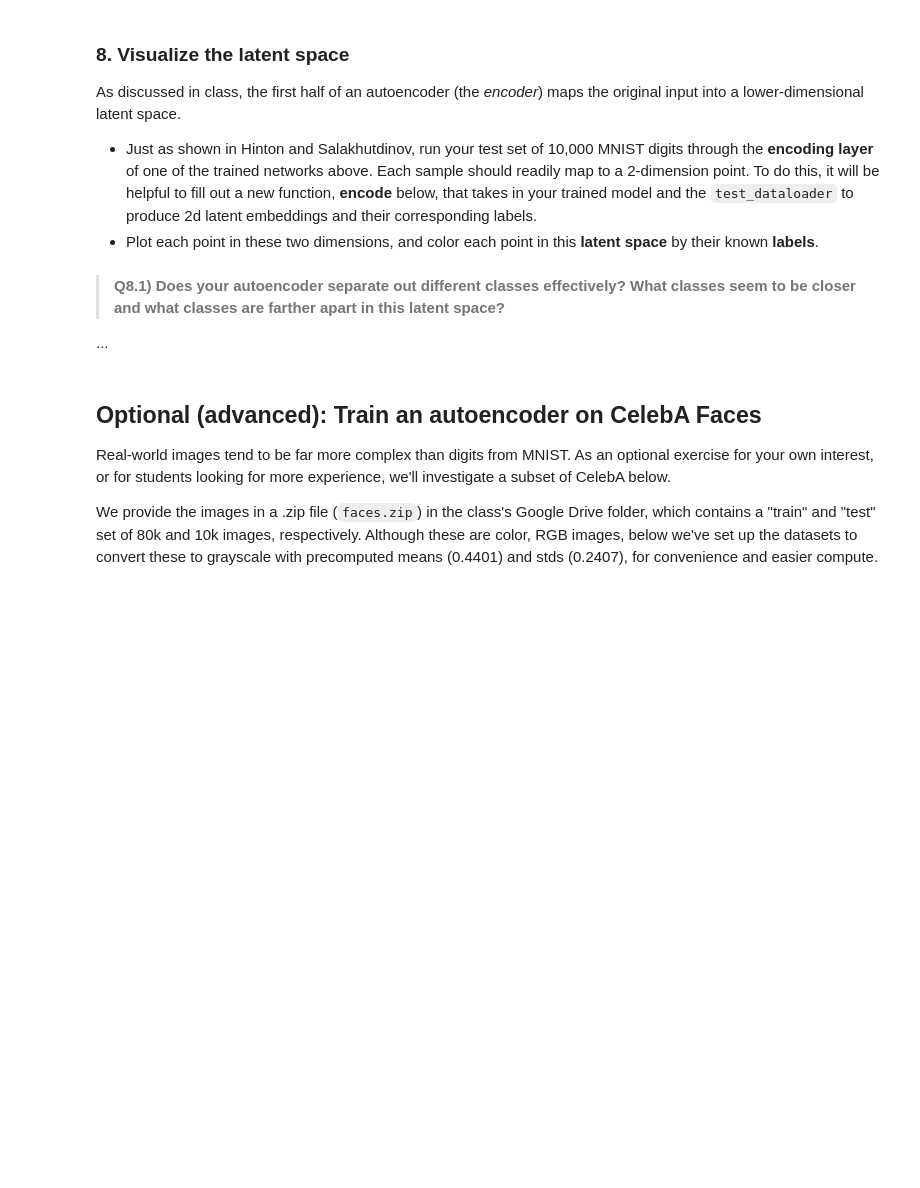
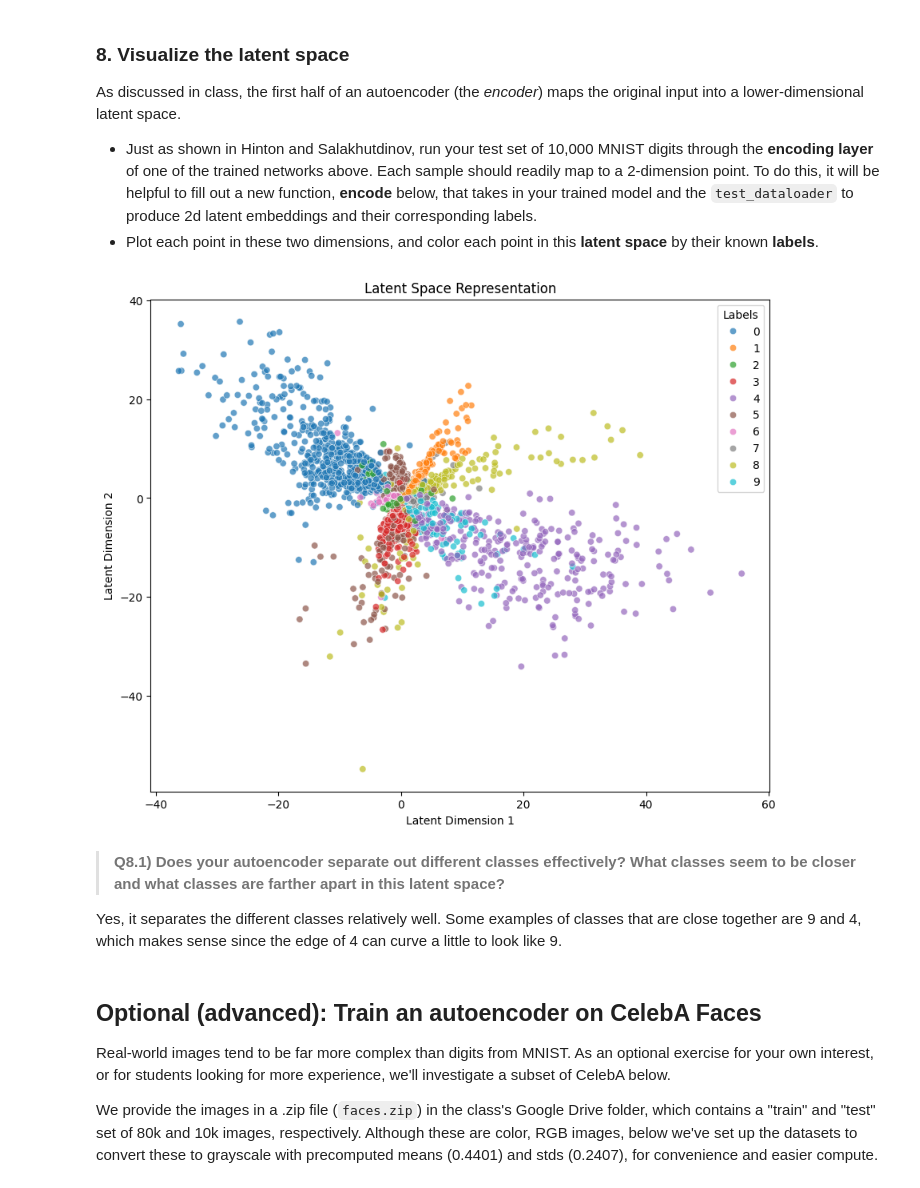
Before and after one commit to Socks2109/BMI-HW2, a Jupyter notebook: Homework_MNIST_Autoencoder.ipynb, the cells around one changed output. Cells and saved outputs as stored; diff of their text form; code cells hidden in the pictures; blank space fills up the shorter version.

```diff
--- a/Homework_MNIST_Autoencoder.ipynb
+++ b/Homework_MNIST_Autoencoder.ipynb
@@ -459,21 +480,50 @@ As discussed in class, the first half of an autoencoder (the *encoder*) maps the
 * Just as shown in Hinton and Salakhutdinov, run your test set of 10,000 MNIST digits through the **encoding layer** of one of the trained networks above. Each sample should readily map to a 2-dimension point. To do this, it will be helpful to fill out a new function, **encode** below, that takes in your trained model and the `test_dataloader` to produce 2d latent embeddings and their corresponding labels.
 * Plot each point in these two dimensions, and color each point in this **latent space** by their known **labels**.
 # %%
+import seaborn as sns
+
 ### Write a helper function to grab examples from the test_loader to generate
 ### pairs of embeddings and their associated labels
 
 def encode(model, device, test_loader):
   #### Fill this in! ####
-  latent_embeddings # get the latent embeddings, which will ultimately be a vector of x, y coordinates
-  labels # this should match the dim of latent_embeddings, so each pair of coordinates has an associated label
+  model.to(device)
+  model.eval()
+  latent_embeddings = [] # get the latent embeddings, which will ultimately be a vector of x, y coordinates
+  labels = [] # this should match the dim of latent_embeddings, so each pair of coordinates has an associated label
+
+  with torch.no_grad():
+    for X_batch, y_batch in test_loader:
+      X_batch = X_batch.to(device)
+      X_batch = torch.flatten(X_batch, 1)
+      z = model.encoder(X_batch)
+
+      latent_embeddings.append(z.cpu().numpy())
+      labels.append(y_batch.cpu().numpy())
+
+  latent_embeddings = np.concatenate(latent_embeddings, axis=0)
+  labels = np.concatenate(labels, axis=0)
+
   return latent_embeddings, labels
 
-### Plot latent space representation color-coded
-### according to their "true" labels
+
+def plot_latent_space(embeddings, labels):
+    plt.figure(figsize=(10, 8))
+    scatter = sns.scatterplot(x=embeddings[:, 0], y=embeddings[:, 1], hue=labels, palette="tab10", alpha=0.7)
+    plt.xlabel("Latent Dimension 1")
+    plt.ylabel("Latent Dimension 2")
+    plt.title("Latent Space Representation")
+    plt.legend(title="Labels")
+    plt.show()
+
+latent_embeddings, labels = encode(model, device, test_loader)
+plot_latent_space(latent_embeddings, labels)
+# %% [output]
+[figure, added]
 # %% [markdown]
 > **Q8.1) Does your autoencoder separate out different classes effectively? What classes seem to be closer and what classes are farther apart in this latent space?**
 
-...
+Yes, it separates the different classes relatively well. Some examples of classes that are close together are 9 and 4, which makes sense since the edge of 4 can curve a little to look like 9.
 # %% [markdown]
 ## Optional (advanced): Train an autoencoder on CelebA Faces
 
```
Also changed, not shown: parts of 8 cells of this notebook, 3 other files.
